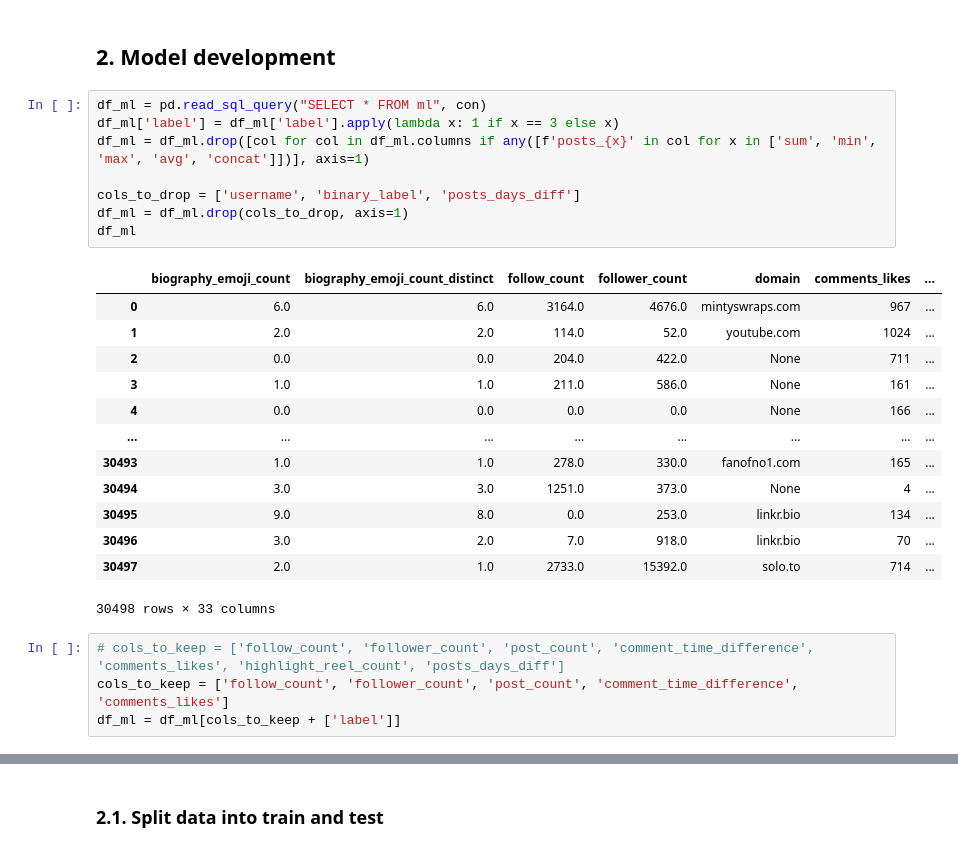
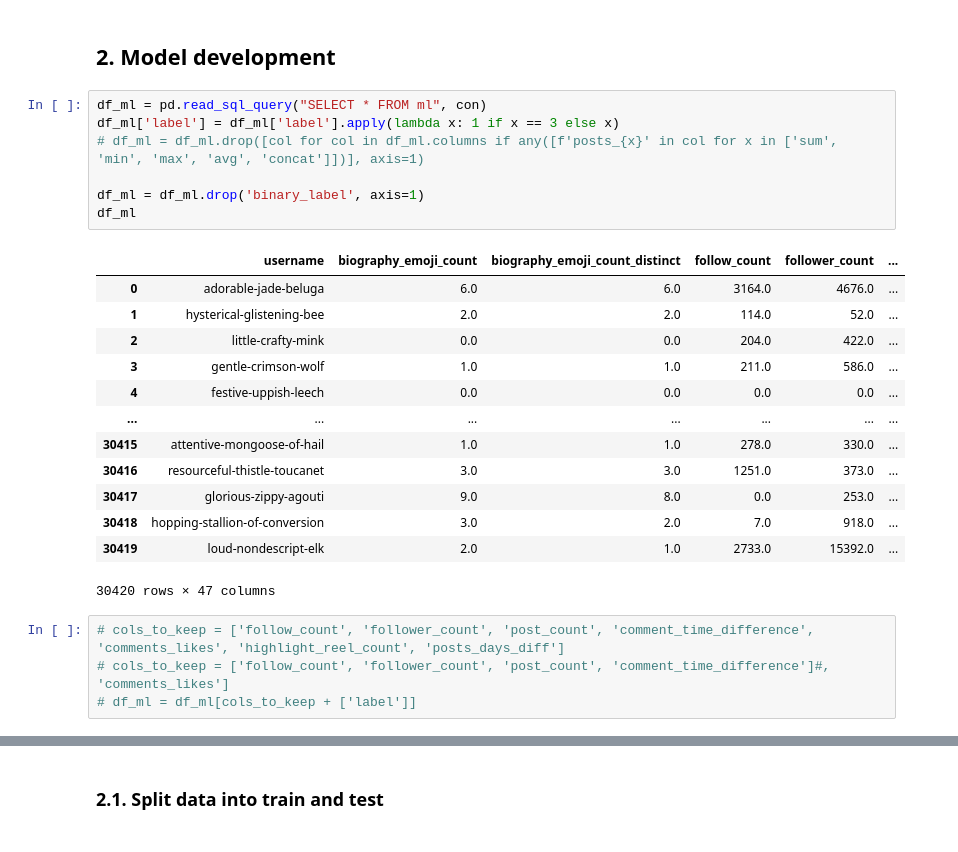
Before and after one commit to marclelamy/instagram_bot_classification, a Jupyter notebook: 5_model_development.ipynb, the cells around one changed output, grey strips where cells are left out. Drawn from its saved outputs; the diff is of its cells as text.

```diff
--- a/5_model_development.ipynb
+++ b/5_model_development.ipynb
@@ -75,29 +136,28 @@ Load the data from the previous notebook.
 # %%
 df_ml = pd.read_sql_query("SELECT * FROM ml", con)
 df_ml['label'] = df_ml['label'].apply(lambda x: 1 if x == 3 else x)
-df_ml = df_ml.drop([col for col in df_ml.columns if any([f'posts_{x}' in col for x in ['sum', 'min', 'max', 'avg', 'concat']])], axis=1)
+# df_ml = df_ml.drop([col for col in df_ml.columns if any([f'posts_{x}' in col for x in ['sum', 'min', 'max', 'avg', 'concat']])], axis=1)
 
-cols_to_drop = ['username', 'binary_label', 'posts_days_diff']
-df_ml = df_ml.drop(cols_to_drop, axis=1)
+df_ml = df_ml.drop('binary_label', axis=1)
 df_ml
 # %% [output]
-|  | biography_emoji_count | biography_emoji_count_distinct | follow_count | follower_count | domain | comments_likes | ... |
-| 0 | 6.0 | 6.0 | 3164.0 | 4676.0 | mintyswraps.com | 967 | ... |
-| 1 | 2.0 | 2.0 | 114.0 | 52.0 | youtube.com | 1024 | ... |
-| 2 | 0.0 | 0.0 | 204.0 | 422.0 | None | 711 | ... |
-| 3 | 1.0 | 1.0 | 211.0 | 586.0 | None | 161 | ... |
-| 4 | 0.0 | 0.0 | 0.0 | 0.0 | None | 166 | ... |
-| ... | ... | ... | ... | ... | ... | ... | ... |
-| 30493 | 1.0 | 1.0 | 278.0 | 330.0 | fanofno1.com | 165 | ... |
-| 30494 | 3.0 | 3.0 | 1251.0 | 373.0 | None | 4 | ... |
-| 30495 | 9.0 | 8.0 | 0.0 | 253.0 | linkr.bio | 134 | ... |
-| 30496 | 3.0 | 2.0 | 7.0 | 918.0 | linkr.bio | 70 | ... |
-| 30497 | 2.0 | 1.0 | 2733.0 | 15392.0 | solo.to | 714 | ... |
+|  | username | biography_emoji_count | biography_emoji_count_distinct | follow_count | follower_count | ... |
+| 0 | adorable-jade-beluga | 6.0 | 6.0 | 3164.0 | 4676.0 | ... |
+| 1 | hysterical-glistening-bee | 2.0 | 2.0 | 114.0 | 52.0 | ... |
+| 2 | little-crafty-mink | 0.0 | 0.0 | 204.0 | 422.0 | ... |
+| 3 | gentle-crimson-wolf | 1.0 | 1.0 | 211.0 | 586.0 | ... |
+| 4 | festive-uppish-leech | 0.0 | 0.0 | 0.0 | 0.0 | ... |
+| ... | ... | ... | ... | ... | ... | ... |
+| 30415 | attentive-mongoose-of-hail | 1.0 | 1.0 | 278.0 | 330.0 | ... |
+| 30416 | resourceful-thistle-toucanet | 3.0 | 3.0 | 1251.0 | 373.0 | ... |
+| 30417 | glorious-zippy-agouti | 9.0 | 8.0 | 0.0 | 253.0 | ... |
+| 30418 | hopping-stallion-of-conversion | 3.0 | 2.0 | 7.0 | 918.0 | ... |
+| 30419 | loud-nondescript-elk | 2.0 | 1.0 | 2733.0 | 15392.0 | ... |
-30498 rows × 33 columns
+30420 rows × 47 columns
 # %%
 # cols_to_keep = ['follow_count', 'follower_count', 'post_count', 'comment_time_difference', 'comments_likes', 'highlight_reel_count', 'posts_days_diff']
-cols_to_keep = ['follow_count', 'follower_count', 'post_count', 'comment_time_difference', 'comments_likes']
-df_ml = df_ml[cols_to_keep + ['label']]
+# cols_to_keep = ['follow_count', 'follower_count', 'post_count', 'comment_time_difference']#, 'comments_likes']
+# df_ml = df_ml[cols_to_keep + ['label']]
 # %%
 df_ml.shape
 # %% [output]
```
Also changed, not shown: parts of 30 cells of this notebook, 1 other file.
